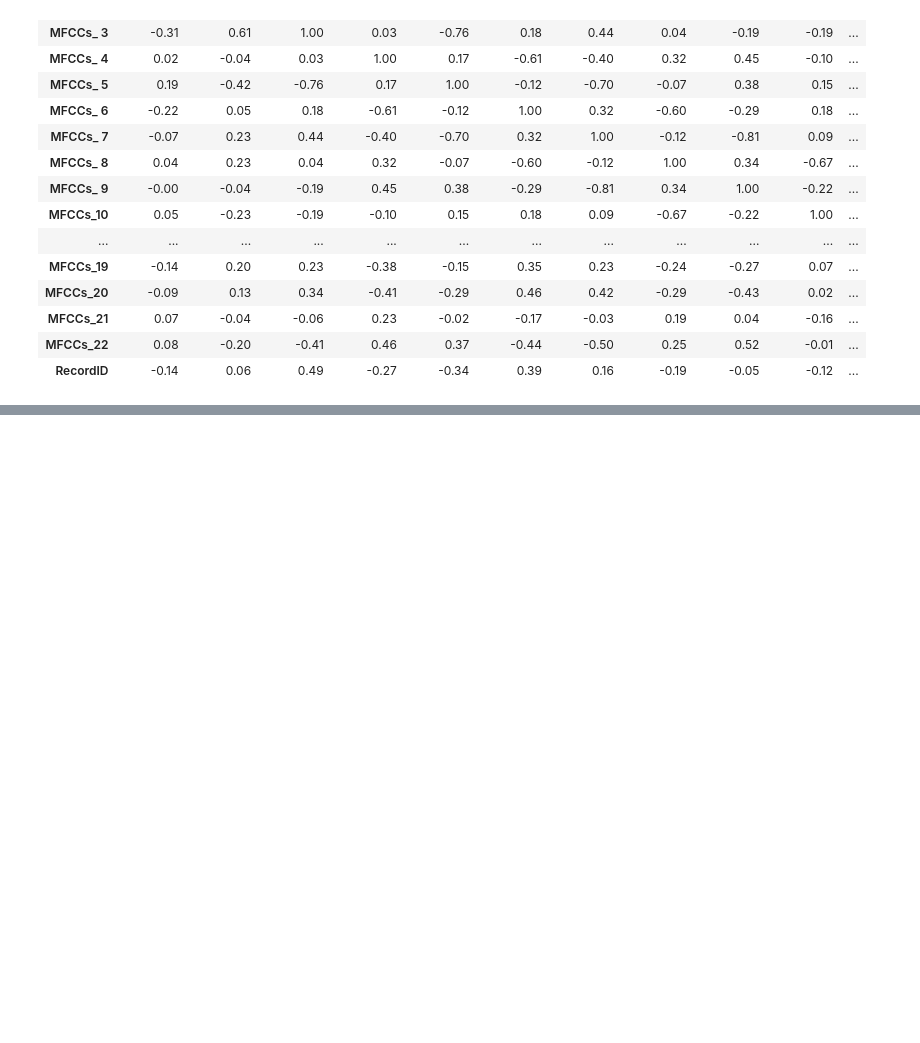
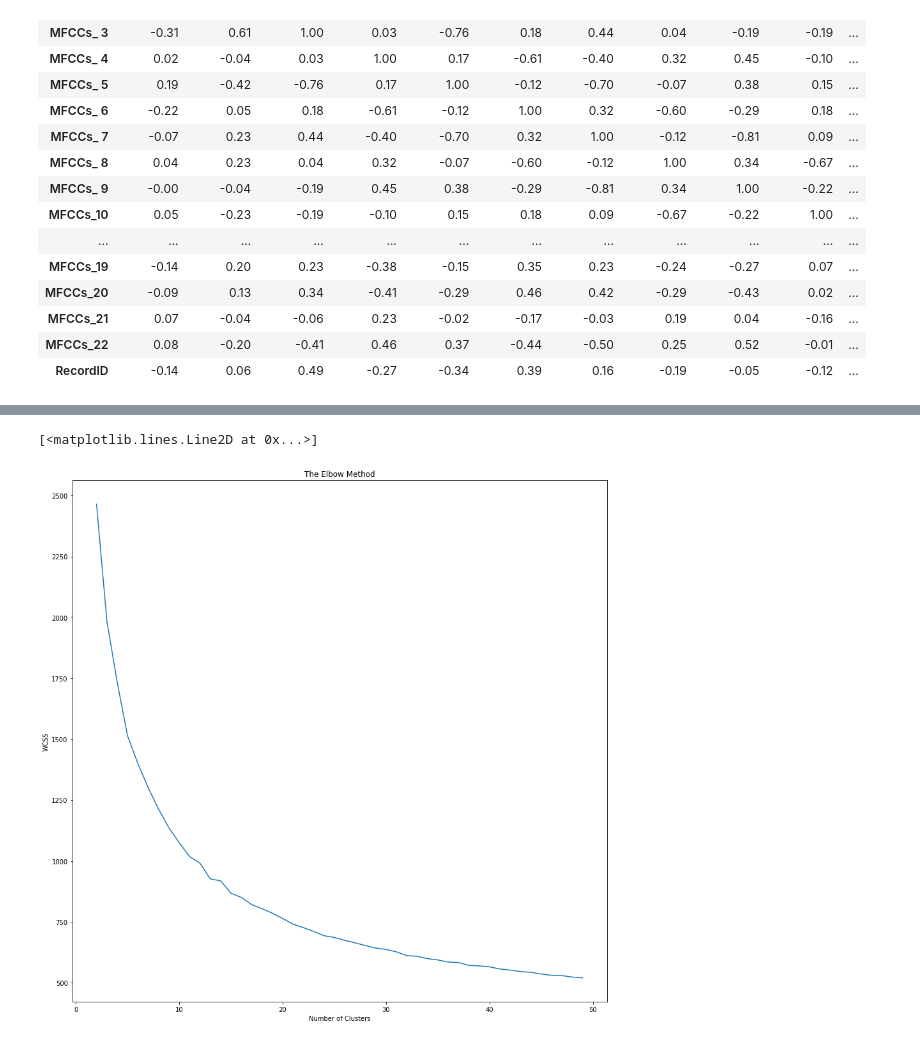
Before and after one commit to wpeguero/DSC-540__machine_learning_for_data_science, a Jupyter notebook: Topic 2 - Unsupervised Learning/clustering_with_k_means.ipynb, the cells around one changed output, grey strips where cells are left out. Saved outputs shown, nothing was run; the diff lists cells and outputs as text; code cells hidden in the pictures; blank space fills up the shorter version.

```diff
--- a/Topic 2 - Unsupervised Learning/clustering_with_k_means.ipynb
+++ b/Topic 2 - Unsupervised Learning/clustering_with_k_means.ipynb
@@ -123,0 +126,2 @@ corr_matrix\
+# %%
+X = df__frog_calls.drop(['Family','Genus','Species','RecordID'], axis=1)
@@ -123,0 +134,17 @@ corr_matrix\
+# %%
+wcss = []
+sil_method = []
+for k in range(2,50):
+    model = KMeans(n_clusters=k)
+    model.fit_predict(X)
+    labels = model.labels_
+    wcss.append(model.inertia_)
+    sil_method.append(silhouette_score(X, labels, metric='euclidean'))
+
+plt.title('The Elbow Method')
+plt.xlabel('Number of Clusters')
+plt.ylabel('WCSS')
+plt.plot(range(2,50), wcss)
+# %% [output]
+[<matplotlib.lines.Line2D at 0x...>]
+[figure, added]
```
Also changed, not shown: parts of 14 cells of this notebook, 4 other files.
